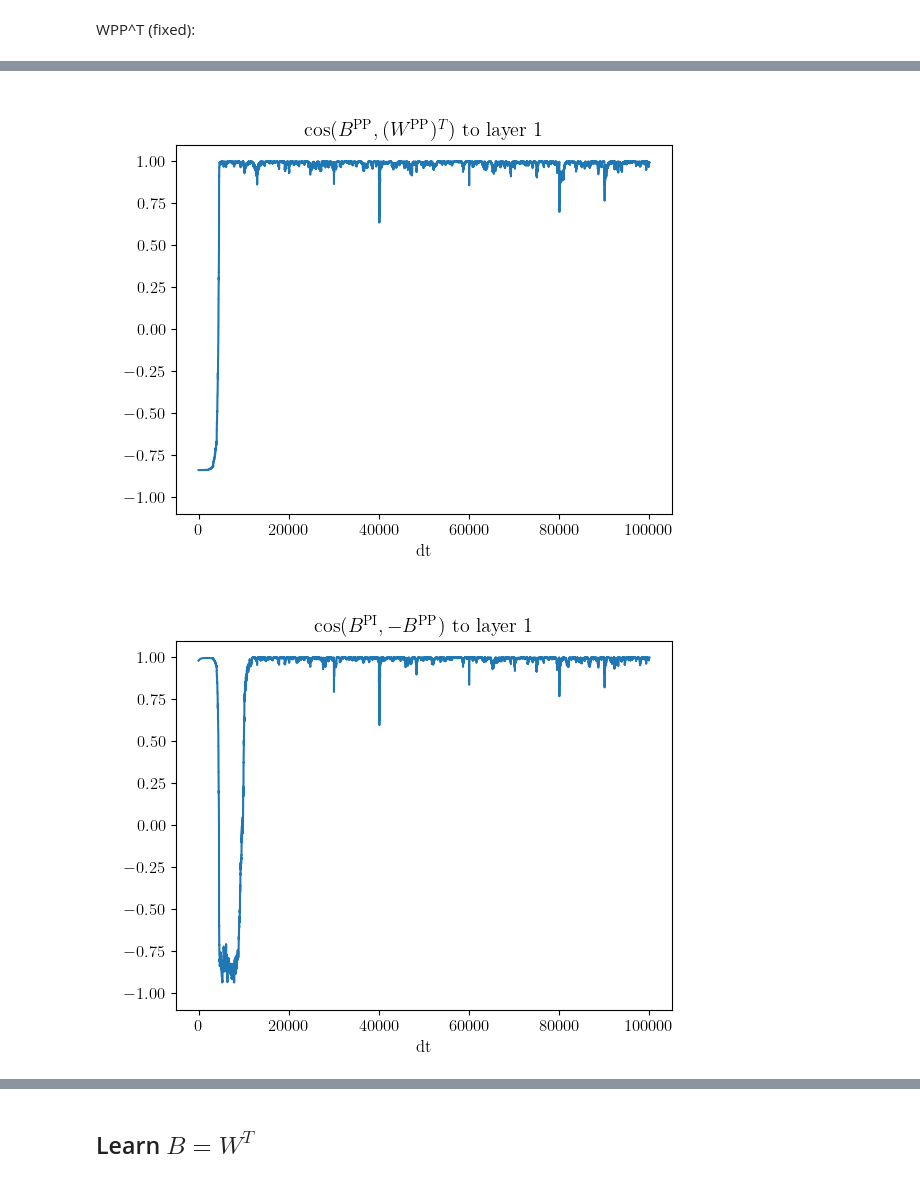
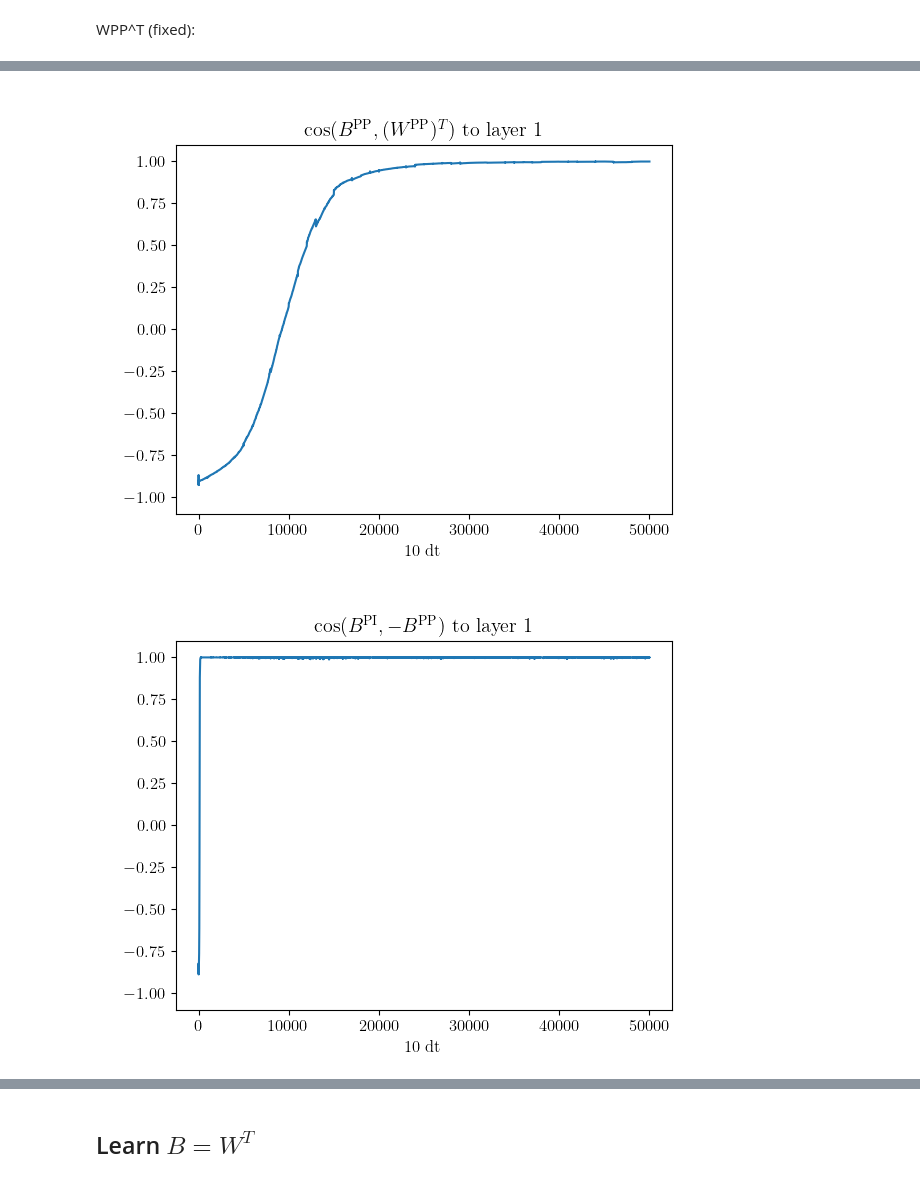
Before and after one commit to kma-code/Phaseless-Alignment-Learning, a Jupyter notebook: RtDeep/RtDeep simple demo.ipynb, the cells around one changed output, grey strips where cells are left out. Cells and saved outputs as stored; diff of their text form; code cells hidden in the pictures.

```diff
--- a/RtDeep/RtDeep simple demo.ipynb
+++ b/RtDeep/RtDeep simple demo.ipynb
@@ -50,5 +49,5 @@ noise_scale = [5*1e-7]
 # %%
-np.random.seed(1234)
+np.random.seed(12345)
 
 # Init model: weights, voltages
 
@@ -64,12 +63,12 @@ gntgt = 0.06
 
 # learning rates in 1/ms
 eta_fw = [0.0] * (len(layers) - 1)
-eta_bw = [200.0] * (len(layers) - 2)
+eta_bw = [1000.0] * (len(layers) - 2)
 eta_IP = [200.0] * (len(layers) - 1)
 eta_PI = [50.0] * (len(layers) - 1)
 
 # regularizer for backward weight learning
-alpha = [1e-1]
+alpha = [1e-4]
 
 # initialise voltages
 uP_init = []
@@ -101,7 +100,8 @@ for i in range(1, len(layers)-1):
 r0_random = np.random.uniform(0, 1, size=(int(Ttot / Tpres), layers[0]))
 r0_random = np.repeat(r0_random, int(Tpres / dt), axis=0)
 # %%
-mc1 = phased_noise_model(dt, dtxi, tausyn, Tbw, Tpres, noise_scale, alpha, 'LDRL', logistic, d_logistic, layers,
+mc1 = phased_noise_model(dt, dtxi, tausyn, Tbw, Tpres, noise_scale, alpha, inter_low_pass=False, pyr_hi_pass=True, model='LDRL',
+                         activation=logistic, d_activation=d_logistic, layers=layers,
             uP_init=uP_init, uI_init=uI_init,
             WPP_init=WPP_init, WIP_init=WIP_init, BPP_init=BPP_init, BPI_init=BPI_init,
             gl=gl, gden=gden, gbas=gbas, gapi=gapi, gnI=gnI, gntgt=gntgt,
@@ -120,7 +130,6 @@ uIbreve_time_series = []
 uPbreve_time_series = []
 rIbreve_time_series = []
 rPbreve_time_series = []
-rPbreve_HI_time_series = []
 xibreve_time_series = []
 
 WPP_time_series = []
@@ -128,17 +137,19 @@ BPP_time_series = []
 WIP_time_series = []
 BPI_time_series = []
 dBPP_time_series = []
+vapi_time_series = []
 
 for i in range(len(r0_random)):
     mc1.evolve_system(r0=r0_random[i], learn_weights=True, learn_bw_weights=True) # << adapt WIP, BPI and BPP
+    # mc1.set_self_predicting_state()
 
-    # uIbreve_time_series.append(copy.deepcopy(mc1.uI_breve))
-    # uPbreve_time_series.append(copy.deepcopy(mc1.uP_breve))
+    uIbreve_time_series.append(copy.deepcopy(mc1.uI_breve))
+    uPbreve_time_series.append(copy.deepcopy(mc1.uP_breve))
     rIbreve_time_series.append(copy.deepcopy(mc1.rI_breve))
     rPbreve_time_series.append(copy.deepcopy(mc1.rP_breve))
     u_time_series.append(copy.deepcopy(mc1.get_voltages()))
 
-    rPbreve_HI_time_series.append(copy.deepcopy(mc1.rP_breve_HI))
+    vapi_time_series.append(copy.deepcopy(mc1.vapi))
     xibreve_time_series.append(copy.deepcopy(mc1.noise_breve))
     WPP, WIP, BPP, BPI = mc1.get_weights()
     WPP_time_series.append(copy.deepcopy(WPP))
@@ -212,19 +223,19 @@ Now, let's also check that BPI has converged onto -BPP and WIP onto WPP:
 cos_BPI_BPP = []
 for i in range(len(BPI_time_series[0])):
     cos_BPI_BPP.append(np.array([
-        cos_sim(BPI_time_series[j][i], -BPP_time_series[j][i]) for j in range(0, len(BPI_time_series), 1)
+        cos_sim(BPI_time_series[j][i], -BPP_time_series[j][i]) for j in range(0, len(BPI_time_series), 10)
                            ]))
 
 cos_WIP_WPP = []
 for i in range(len(WIP_time_series[0])):
     cos_WIP_WPP.append(np.array([
-        cos_sim(WIP_time_series[j][i], WPP_time_series[j][i+1]) for j in range(0, len(WIP_time_series), 1)
+        cos_sim(WIP_time_series[j][i], WPP_time_series[j][i+1]) for j in range(0, len(WIP_time_series), 10)
                            ]))
 
 cos_WPPtrans_BPP = []
 for i in range(len(BPP_time_series[0])):
     cos_WPPtrans_BPP.append(np.array([
-        cos_sim(BPP_time_series[j][i], WPP_time_series[j][i+1].T) for j in range(0, len(BPP_time_series), 1)
+        cos_sim(BPP_time_series[j][i], WPP_time_series[j][i+1].T) for j in range(0, len(BPP_time_series), 10)
                            ]))
 # %% [markdown]
 BPP at init:
@@ -250,33 +261,33 @@ array([[0.27646426],
 # %%
 for i in range(len(layers[1:-1])):
     fig, ax = plt.subplots()
     ax.plot(cos_WPPtrans_BPP[i])
     plt.yscale('linear')
-    label = 'dt'
+    label = '10 dt'
     plt.xlabel(label)
     plt.title('$\cos(B^\mathrm{PP}, (W^\mathrm{PP})^T)$ to layer ' + str(i+1))
     plt.ylim(-1.1,1.1)
     plt.show()
 
 
 # fig, ax = plt.subplots()
 # ax.plot(np.array([WPP[1].T for WPP in WPP_time_series]).ravel(), label="WPP.T")
 # ax.plot(np.array(BPP_time_series).ravel(), label="BPP")
 # plt.yscale('linear')
 # label = 'dt'
 # plt.xlabel(label)
 # plt.ylabel("B")
 # plt.legend()
 # # plt.title('$\cos(W^\mathrm{IP}, W^\mathrm{PP})$ to layer ' + str(i+1))
 # plt.show()
 # %% [output]
-[figure, old version]
+[figure, new version]
 # %%
 for i in range(len(layers[1:-1])):
     fig, ax = plt.subplots()
     ax.plot(cos_BPI_BPP[i])
     plt.yscale('linear')
-    label = 'dt'
+    label = '10 dt'
     plt.xlabel(label)
     plt.title('$\cos(B^\mathrm{PI}, -B^\mathrm{PP})$ to layer ' + str(i+1))
     plt.ylim(-1.1,1.1)
@@ -294,7 +305,7 @@ for i in range(len(layers[1:-1])):
 # # plt.title('$\cos(W^\mathrm{IP}, W^\mathrm{PP})$ to layer ' + str(i+1))
 # plt.show()
 # %% [output]
-[figure, old version]
+[figure, new version]
 # %%
 for i in range(len(layers[1:-1])):
     fig, ax = plt.subplots()
```
Also changed, not shown: parts of 52 cells of this notebook, 1 other file.
